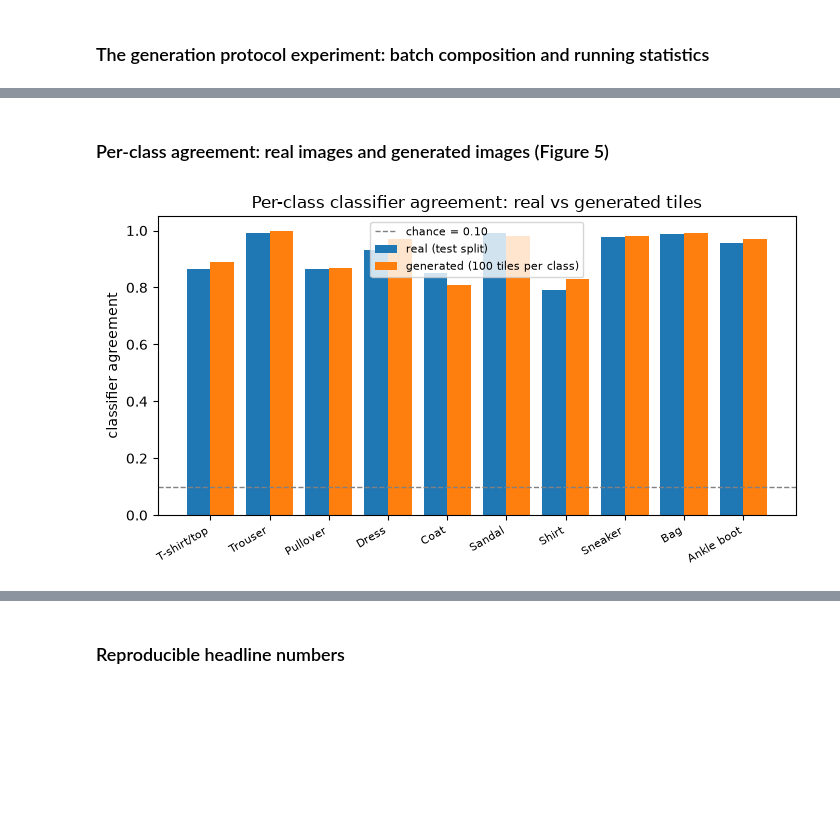
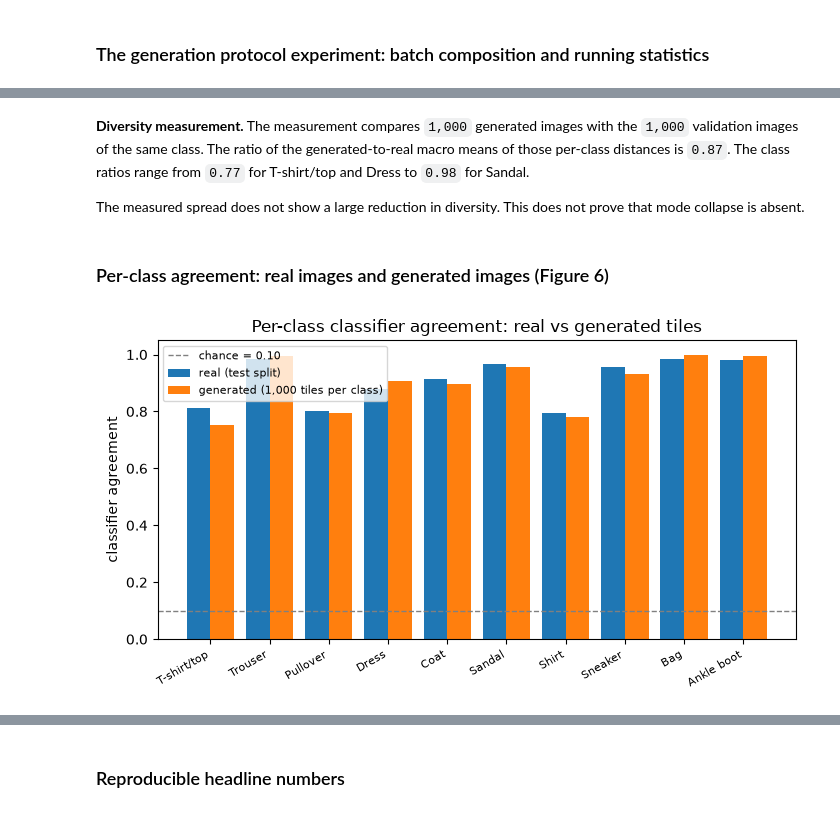
Before and after one commit to intend-dev/conditional-dcgan-fashion-mnist, a Jupyter notebook: generative_model.ipynb, the cells around one changed output, grey strips where cells are left out. Saved outputs shown, nothing was run; the diff lists cells and outputs as text; code cells hidden in the pictures; blank space fills up the shorter version.

Commit message:
Update notebook and figures

```diff
--- a/generative_model.ipynb
+++ b/generative_model.ipynb
@@ -573,7 +534,6 @@ The analysis treats differences below this range with caution. The next analysis
 # %%
-# Define a separate classifier with two convolution blocks and a dense output layer
-# Train the classifier on the real training split. It shares no parameters with the generator
-# Use real-test accuracy for monitoring only. Do not use test images to calculate gradients or update weights
+# Define a separate classifier trained only on real images. It shares no parameters with the generator.
+# Validation monitoring per epoch; the test split is evaluated once, after training.
 class Classifier(nn.Module):
     def __init__(self):
         super().__init__()
@@ -602,17 +562,17 @@ torch.manual_seed(SEED)  # classifier training is deterministic like the GAN
 criterion_clf = nn.CrossEntropyLoss()
 clf = Classifier().to(DEVICE)
 opt_clf = optim.Adam(clf.parameters(), lr=1e-3)
-clf_loader = DataLoader(train_data, batch_size=BATCH_CLF, shuffle=True, num_workers=0)
+clf_loader = DataLoader(clf_train, batch_size=BATCH_CLF, shuffle=True, num_workers=0)
 test_loader_clf = DataLoader(test_data, batch_size=512, num_workers=0)
 
 n_clf = sum(p.numel() for p in clf.parameters())
 print(f"classifier parameters: {n_clf:,}")
 
-def real_test_accuracy():
+def validation_accuracy():
     clf.eval()
     correct, seen = 0, 0
     with torch.no_grad():
-        for im, lab in test_loader_clf:
+        for im, lab in val_loader:
             correct += int((clf(im.to(DEVICE)).argmax(1).cpu() == lab).sum())
             seen += lab.numel()
     return correct / seen
@@ -631,13 +591,12 @@ for ep in range(1, EPOCHS_CLF + 1):
         opt_clf.step()
         run_loss += float(loss.detach()) * im.size(0)
         seen += im.size(0)
-    acc = real_test_accuracy()
+    acc = validation_accuracy()
     acc_per_epoch.append(acc)
-    print(f"classifier epoch {ep:2d}: train loss {run_loss / seen:.4f} | real-test accuracy {acc:.4f}")
+    print(f"classifier epoch {ep:2d}: train loss {run_loss / seen:.4f} | validation accuracy {acc:.4f}")
 print(f"classifier training time {time.time() - t_clf:.0f} s over {EPOCHS_CLF} epochs")
 
-# Calculate accuracy and the per-class confusion matrix on the real test split.
-# The chance level is 0.10
+# Evaluate the test split exactly once, after training: final accuracy plus the per-class confusion matrix
 clf.eval()
 confusion = torch.zeros(N_CLASSES, N_CLASSES, dtype=torch.long)
 with torch.no_grad():
@@ -647,6 +606,6 @@ with torch.no_grad():
             confusion[true_l, pred_l] += 1
 test_acc = float(confusion.trace()) / confusion.sum().item()
 real_per_class = [float(confusion[i, i]) / confusion[i].sum().item() for i in range(N_CLASSES)]
-print(f"real test accuracy: {test_acc:.4f} (chance 0.10), trained {EPOCHS_CLF} epochs on the real train split only")
+print(f"real test accuracy: {test_acc:.4f} (chance 0.10), evaluated once after training on {len(clf_train)} real train images")
 # %% [output]
 classifier parameters: 421,834
@@ -758,16 +721,13 @@ batch-shape fp control (same tile, eval mode, 128-tile batch vs batch size 1): 0
 # %%
-# Generate and score 100 images per class (1,000 in total)
-# Fixed evaluation seed (SEED + 1)
-# Generator in eval mode
-# Inputs match eval-mode mixed-batch used above
-# Classifier in eval mode
+# Generate and score 1,000 images per class (10,000 in total) with the fixed seed SEED + 1, the generator and the classifier in eval mode.
+# The first 1,000 draws repeat the inputs the protocol matrix scored.
 clf.eval()
 assert not G.training, "generator must run in eval mode under the adopted protocol"
 torch.manual_seed(SEED + 1)
-N_EVAL_PER_CLASS = 100
+N_EVAL_PER_CLASS = 1000
 N_EVAL = N_CLASSES * N_EVAL_PER_CLASS
 z_eval = torch.randn(N_EVAL, NZ, device=DEVICE)
-y_eval = torch.arange(N_EVAL, device=DEVICE) % N_CLASSES   # cycling: 100 tiles per class
+y_eval = torch.arange(N_EVAL, device=DEVICE) % N_CLASSES   # cycling: 1,000 tiles per class
 gen_eval = torch.empty(N_EVAL, 1, 28, 28)
 with torch.no_grad():
     for i in range(0, N_EVAL, BATCH_SIZE):
@@ -780,7 +740,7 @@ with torch.no_grad():
 gen_per_class = [float((gen_preds[y_eval_cpu == c] == c).float().mean()) for c in range(N_CLASSES)]
 macro_gen = float(np.mean(gen_per_class))
 macro_real = float(np.mean(real_per_class))
-print("generated-tile accuracy per class (100 tiles each; class | generated | real-test):")
+print("generated-tile accuracy per class (1,000 tiles each; class | generated | real-test):")
 for c in range(N_CLASSES):
     print(f"  class {c} {CLASSES[c]:<12} generated {gen_per_class[c]:.2f} | real-test {real_per_class[c]:.2f}")
 print(f"macro generated-tile accuracy {macro_gen:.4f} vs macro real-test accuracy {macro_real:.4f} (real-vs-generated gap {macro_real - macro_gen:+.4f})")
@@ -796,7 +756,7 @@ print(f"weakest class ({CLASSES[weakest]}) real-data misreadings ({w_n} test til
 for cnt, name in sorted(((int(row_w[k]), CLASSES[k]) for k in range(N_CLASSES) if k != weakest and row_w[k] > 0), reverse=True)[:3]:
     print(f"  -> {name}: {cnt} tiles ({cnt / w_n:.2f} of the class's test tiles)")
 gen_w_counts = torch.bincount(gen_preds[y_eval_cpu == weakest], minlength=N_CLASSES)
-print(f"weakest class ({CLASSES[weakest]}) generated-tile reads (the same 100 generated tiles, per predicted class):")
+print(f"weakest class ({CLASSES[weakest]}) generated-tile reads (the same 1,000 generated tiles, per predicted class):")
 for cnt, name in sorted(((int(gen_w_counts[k]), CLASSES[k]) for k in range(N_CLASSES) if gen_w_counts[k] > 0), reverse=True)[:4]:
     print(f"  -> {name}: {cnt} tiles ({cnt / N_EVAL_PER_CLASS:.2f} of the generated tiles)")
 # %% [output]
@@ -917,20 +865,24 @@ intra-class diversity macro: generated 813.4785 | real 939.8951 | ratio 0.87
+# %% [markdown]
+**Diversity measurement.** The measurement compares `1,000` generated images with the `1,000` validation images of the same class. The ratio of the generated-to-real macro means of those per-class distances is `0.87`. The class ratios range from `0.77` for T-shirt/top and Dress to `0.98` for Sandal.
+
+The measured spread does not show a large reduction in diversity. This does not prove that mode collapse is absent.
 # %% [markdown]
-### Per-class agreement: real images and generated images (Figure 5)
+### Per-class agreement: real images and generated images (Figure 6)
 # %%
 # Compare classifier agreement by class for real test images and generated images
 xs = np.arange(N_CLASSES)
 fig, ax = plt.subplots(figsize=(7.2, 4.0))
 ax.bar(xs - 0.2, real_per_class, width=0.4, label="real (test split)")
-ax.bar(xs + 0.2, gen_per_class, width=0.4, label="generated (100 tiles per class)")
+ax.bar(xs + 0.2, gen_per_class, width=0.4, label="generated (1,000 tiles per class)")
 ax.axhline(0.10, color="gray", linestyle="--", linewidth=1, label="chance = 0.10")
 ax.set_xticks(xs)
 ax.set_xticklabels(CLASSES, rotation=30, ha="right", fontsize=8)
 ax.set_ylim(0, 1.05)
 ax.set_ylabel("classifier agreement")
 ax.set_title("Per-class classifier agreement: real vs generated tiles")
 ax.legend(fontsize=8)
 fig.tight_layout()
 fig.savefig(FIGDIR / "fig5-classifier-accuracy.png", dpi=110)
 plt.show()
 # %% [output]
-[figure, old version]
+[figure, new version]
```
Also changed, not shown: parts of 60 cells of this notebook, 2 other files.
